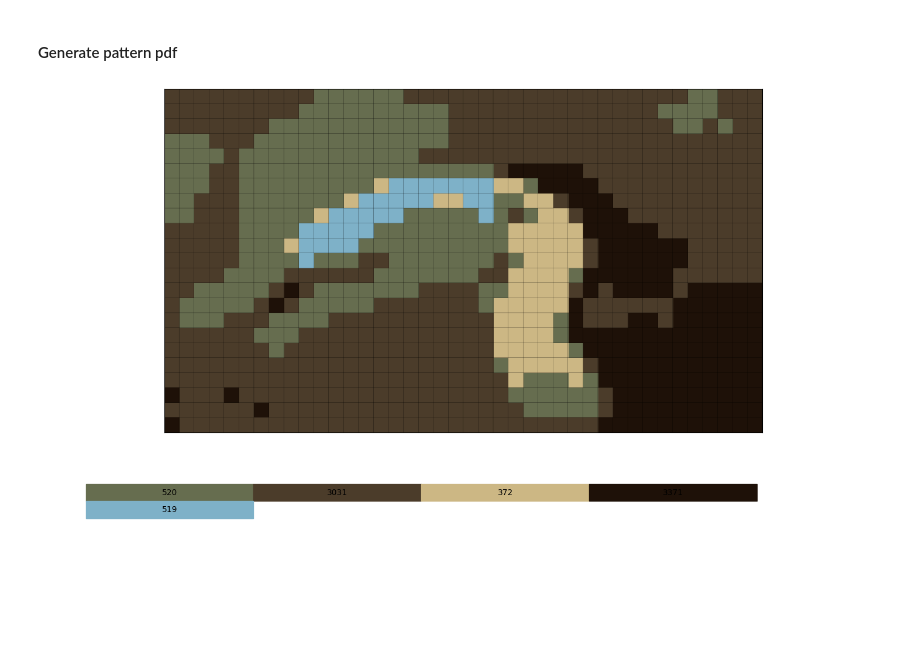
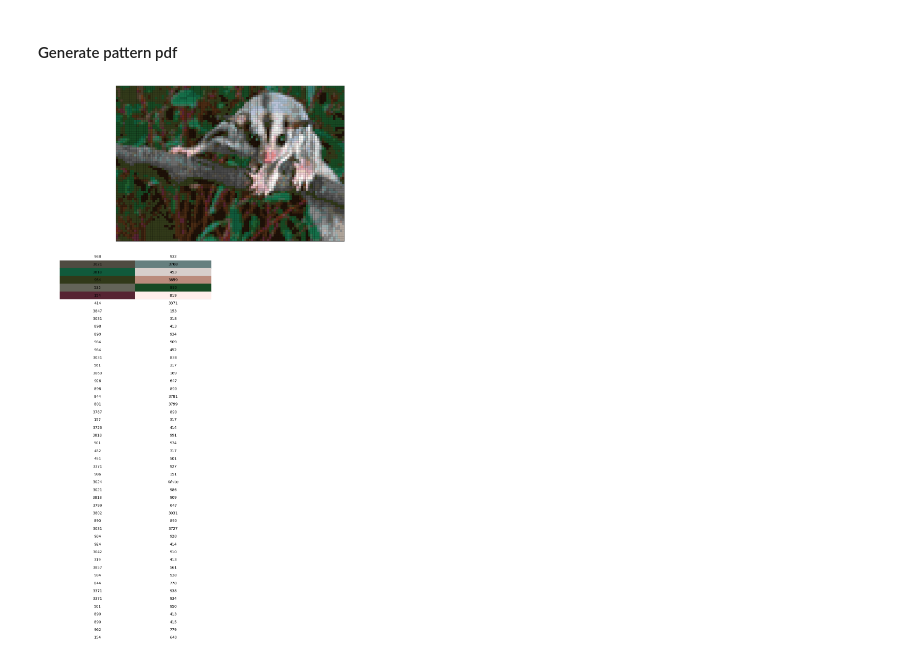
Before and after one commit to keatonmartin/cross-stitch-maker, a Jupyter notebook: backend/kmeans.ipynb, the cells around one changed output. Cells and saved outputs as stored; diff of their text form; code cells hidden in the pictures; blank space fills up the shorter version.

```diff
--- a/backend/kmeans.ipynb
+++ b/backend/kmeans.ipynb
@@ -19,7 +19,7 @@ def loadImage(fname: str, size: int) -> np.ndarray:
     im.thumbnail([size,size], Image.LANCZOS) # resize
     return np.asarray(im) # read into numpy array and return
 
-imageArray = loadImage("images/Bird.jpg", 40)
+imageArray = loadImage("images/glider.jpg", 100)
 # %% [markdown]
 #### Train image on Mini-batch K-means
 
@@ -35,7 +35,7 @@ def train(data: np.ndarray, w: int, h: int, k: int):
 
 w, h, d = imageArray.shape # get width and height of image
 
-palette, labels = train(imageArray, w, h, 5)
+palette, labels = train(imageArray, w, h, 100)
 # %% [markdown]
 #### Image reconstruction
 # %%
@@ -91,33 +91,33 @@ from matplotlib.patches import Rectangle
 fig, (imAxis, colorAxis) = plt.subplots(2, 1, height_ratios=[4,1]) # create figure
 
 imAxis.imshow(finalImage, extent=[0, finalImage.width, 0, finalImage.height], snap=False) # add image to subplot
 imAxis.set_xticks([x for x in range(finalImage.width)]) # set ticks at one pixel intervals
 imAxis.set_yticks([y for y in range(finalImage.height)])
 imAxis.grid(color='black', linestyle='-', linewidth=0.2, snap=False) # add grid
 
 imAxis.set_xticklabels([]) # remove tick labels
 imAxis.set_yticklabels([])
 imAxis.tick_params(axis='both', which='both', length=0) # remove ticks
 
 # define the position and size of the colorbar
 bar_height = 0.2
 bar_left = 0.05
-bar_bottom = 0.7
-row_size = 4
+bar_bottom = 1.0
+row_size = 2
 
 # create a rectangle for each color and add it to the plot
 for i, (rgb, name) in enumerate(colors):
     row = i // row_size
     column = i % row_size
     rect = Rectangle((bar_left + column*bar_height, bar_bottom - row*bar_height), bar_height, bar_height, color=rgb)
     colorAxis.add_patch(rect)
     colorAxis.text(bar_left + column*bar_height + bar_height/2, bar_bottom + bar_height/2 - row*bar_height, name, ha='center', va='center')
 
 # hide the axis and show the plot
 colorAxis.set_axis_off()
 
 fig.set_size_inches(18.5, 10.5)
 
 fig.savefig("output.pdf")
 # %% [output]
-[figure, old version]
+[figure, new version]
```
Also changed, not shown: 13 other files.
